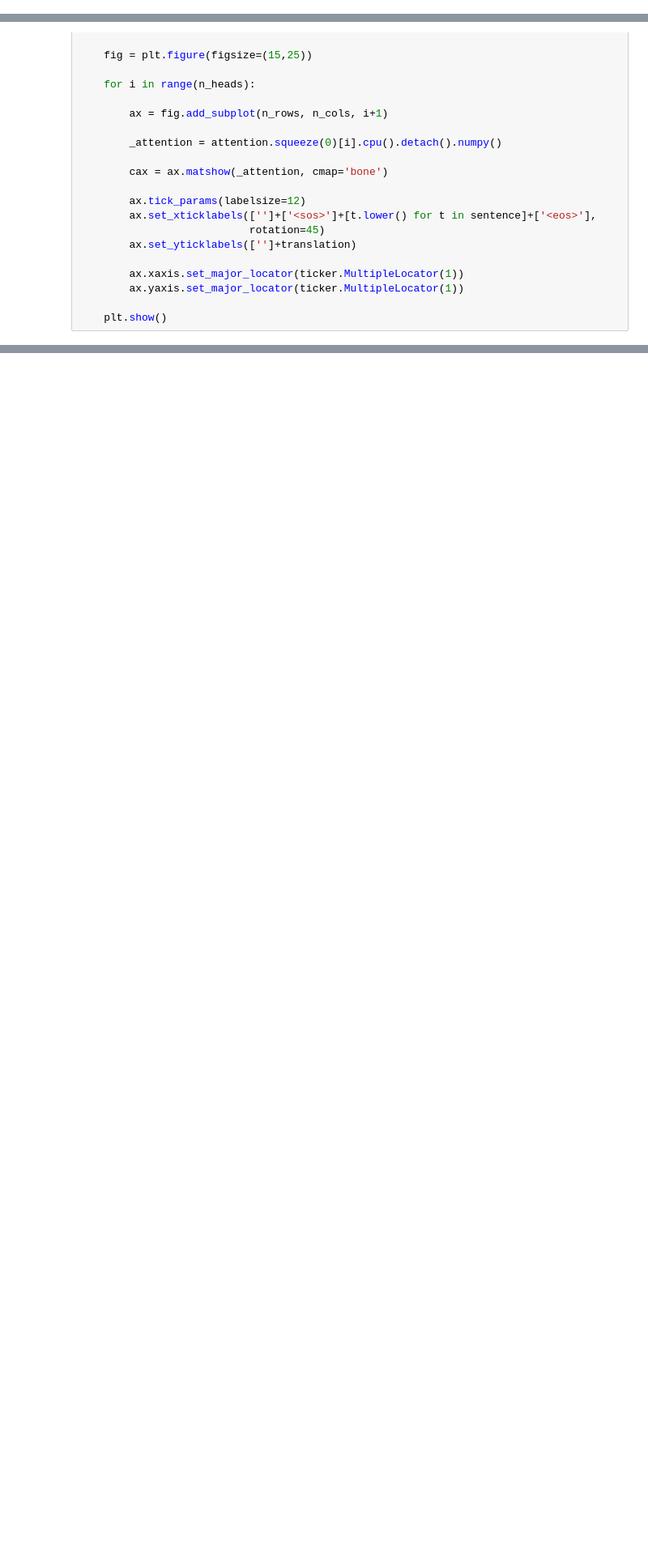
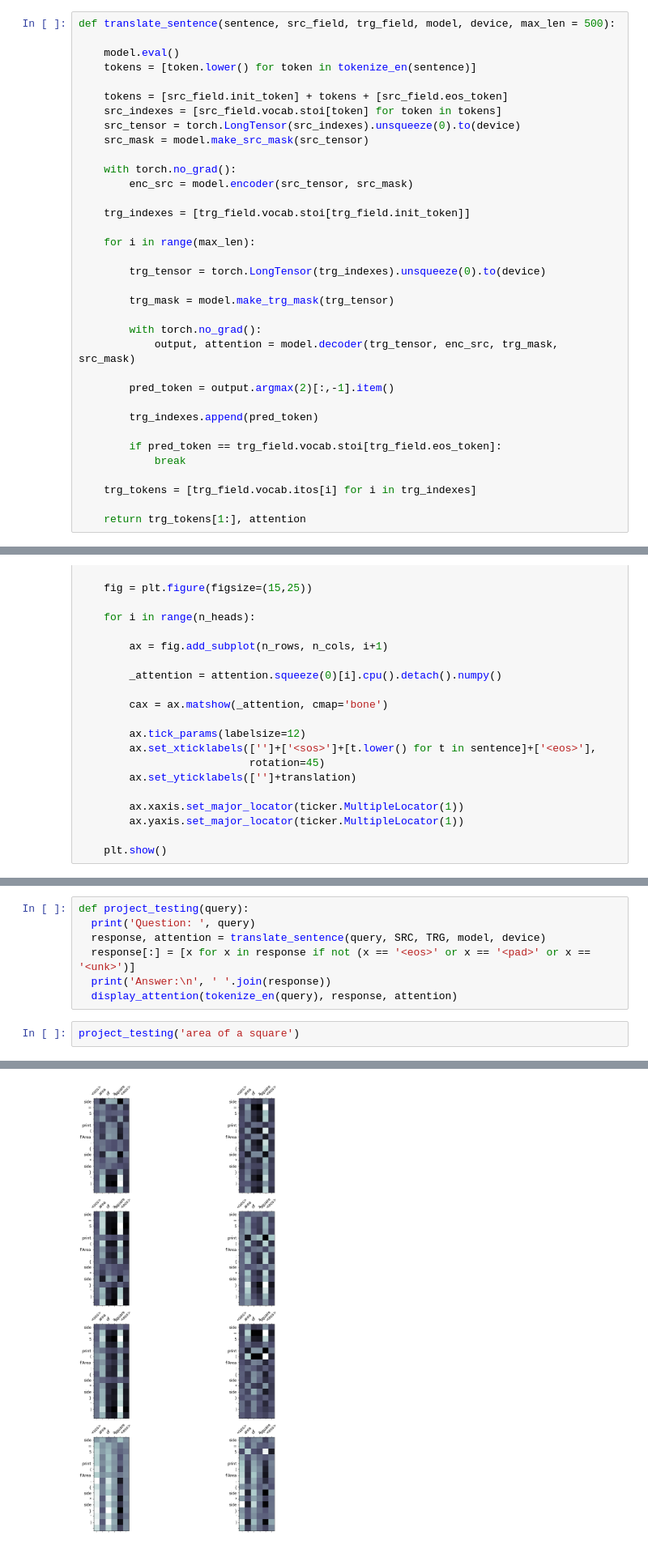
Before and after one commit to paishowstopper/TSAI, a Jupyter notebook: Capstone/END_Capstone.ipynb, the cells around one changed output, grey strips where cells are left out. Shown at 81% size. Cells and saved outputs as stored; diff of their text form; blank space fills up the shorter version.

```diff
--- a/Capstone/END_Capstone.ipynb
+++ b/Capstone/END_Capstone.ipynb
@@ -842,0 +602,35 @@ def decode_outputs(output,vocab):
+# %%
+def translate_sentence(sentence, src_field, trg_field, model, device, max_len = 500):
+
+    model.eval()
+    tokens = [token.lower() for token in tokenize_en(sentence)]
+
+    tokens = [src_field.init_token] + tokens + [src_field.eos_token]
+    src_indexes = [src_field.vocab.stoi[token] for token in tokens]
+    src_tensor = torch.LongTensor(src_indexes).unsqueeze(0).to(device)
+    src_mask = model.make_src_mask(src_tensor)
+
+    with torch.no_grad():
+        enc_src = model.encoder(src_tensor, src_mask)
+
+    trg_indexes = [trg_field.vocab.stoi[trg_field.init_token]]
+
+    for i in range(max_len):
+
+        trg_tensor = torch.LongTensor(trg_indexes).unsqueeze(0).to(device)
+
+        trg_mask = model.make_trg_mask(trg_tensor)
+
+        with torch.no_grad():
+            output, attention = model.decoder(trg_tensor, enc_src, trg_mask, src_mask)
+
+        pred_token = output.argmax(2)[:,-1].item()
+
+        trg_indexes.append(pred_token)
+
+        if pred_token == trg_field.vocab.stoi[trg_field.eos_token]:
+            break
+
+    trg_tokens = [trg_field.vocab.itos[i] for i in trg_indexes]
+
+    return trg_tokens[1:], attention
@@ -926,0 +665,10 @@ Enter text:reverse a string
+# %%
+def project_testing(query):
+  print('Question: ', query)
+  response, attention = translate_sentence(query, SRC, TRG, model, device)
+  response[:] = [x for x in response if not (x == '<eos>' or x == '<pad>' or x == '<unk>')]
+  print('Answer:\n', ' '.join(response))
+  display_attention(tokenize_en(query), response, attention)
+# %%
+project_testing('area of a square')
+# %% [output]
@@ -926,0 +680 @@ Enter text:reverse a string
+[figure, added]
```
Also changed, not shown: parts of 89 cells of this notebook.
